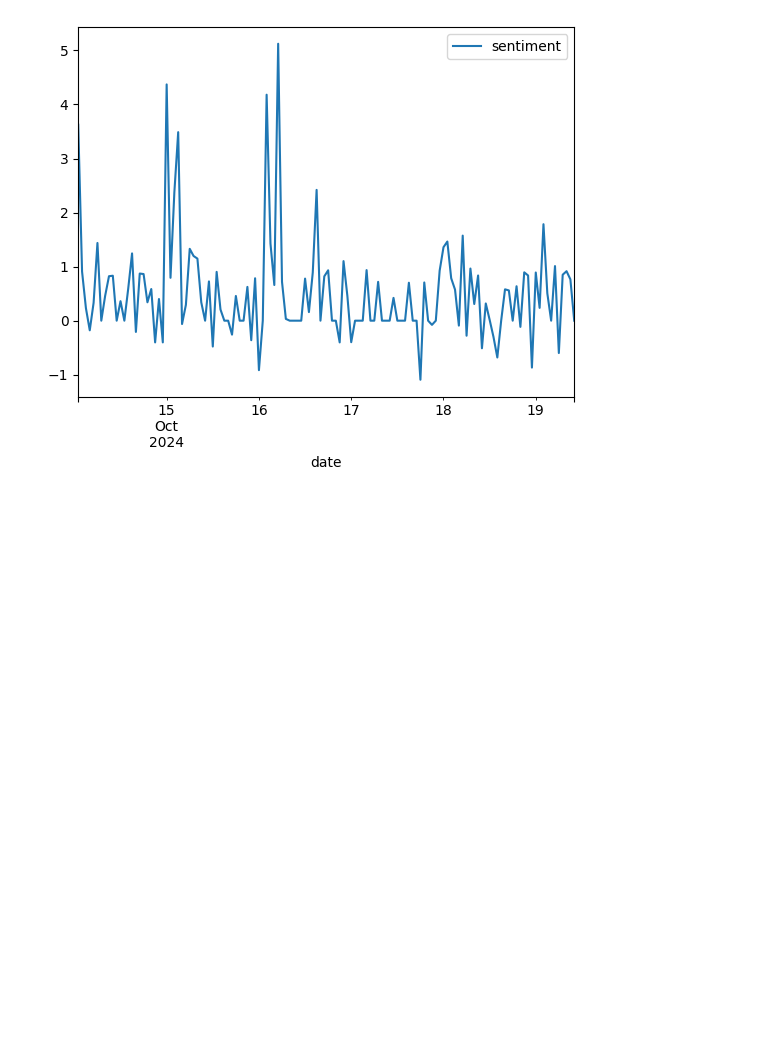
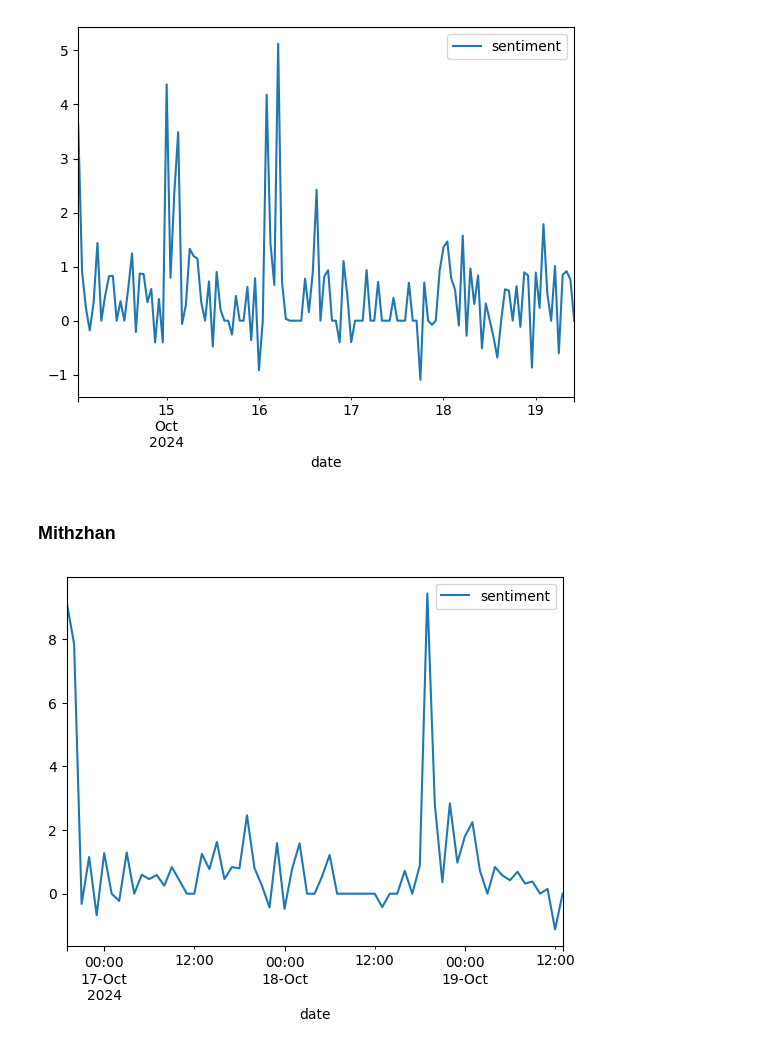
Before and after one commit to bluecoder777/Game-Promotion-Analysis, a Jupyter notebook: Latest_Videos_Sentiment_Analysis.ipynb, the cells around one changed output. Drawn from its saved outputs; the diff is of its cells as text; code cells hidden in the pictures; blank space fills up the shorter version.

Commit message:
Added Mithzhan to the analysis

```diff
--- a/Latest_Videos_Sentiment_Analysis.ipynb
+++ b/Latest_Videos_Sentiment_Analysis.ipynb
@@ -290,3 +288,33 @@ newSeries.plot()
 plt.show()
 # %% [output]
 [figure]
+# %% [markdown]
+### Mithzhan
+# %%
+comment_file = 'Mithzan_comments.csv'
+# flag to determine whether to print out tweets and their sentiment
+flagPrint = False
+# %%
+# compute the sentiment
+lSentiment = []
+lSentiment = vaderSentimentAnalysis(comment_file, flagPrint, redditProcessor)
+# %%
+
+# Plot the sentiment over time
+
+# Load date and sentiment to a dataframe
+series = pd.DataFrame(lSentiment, columns=['date', 'sentiment'])
+series['date'] = pd.to_datetime(series['date'])
+
+# Index using date, set x axis
+series.set_index('date', inplace=True)
+
+# Set sentiments to floats
+series[['sentiment']] = series[['sentiment']].apply(pd.to_numeric)
+
+newSeries = series.resample('1H').sum()
+# this plots and shows the time series
+newSeries.plot()
+plt.show()
+# %% [output]
+[figure, added]
```
Also changed, not shown: parts of 1 cell of this notebook, 1 other file.
